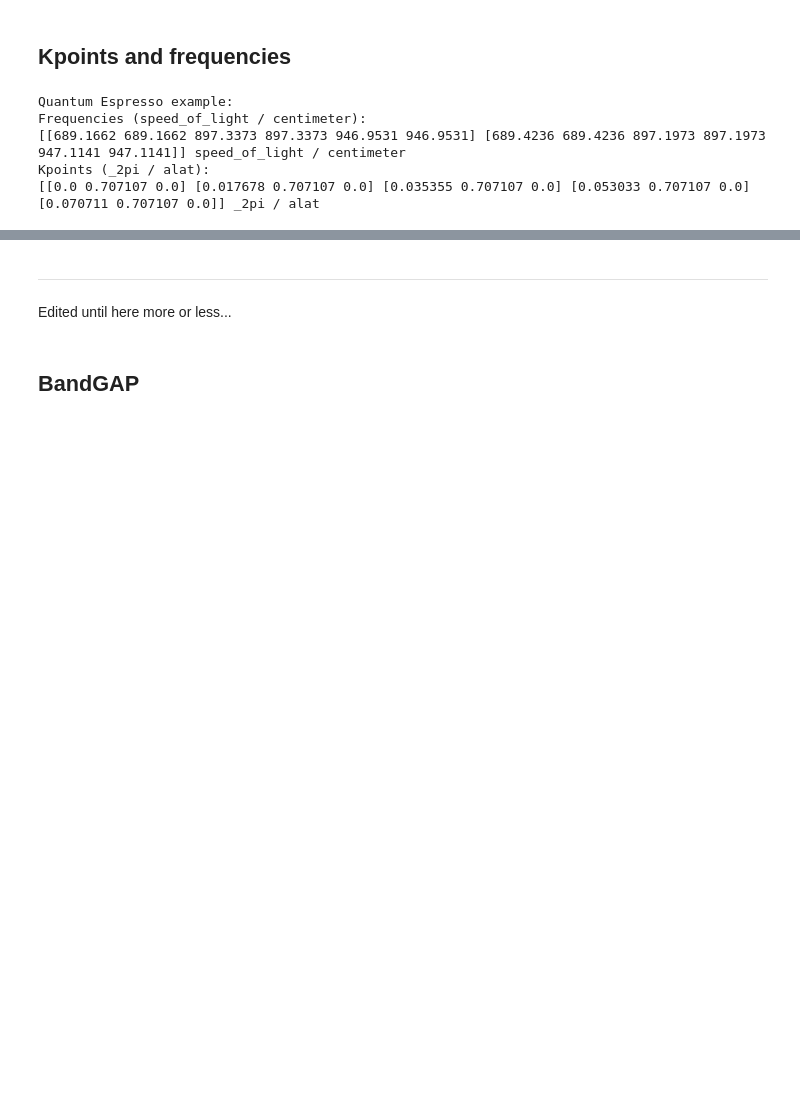
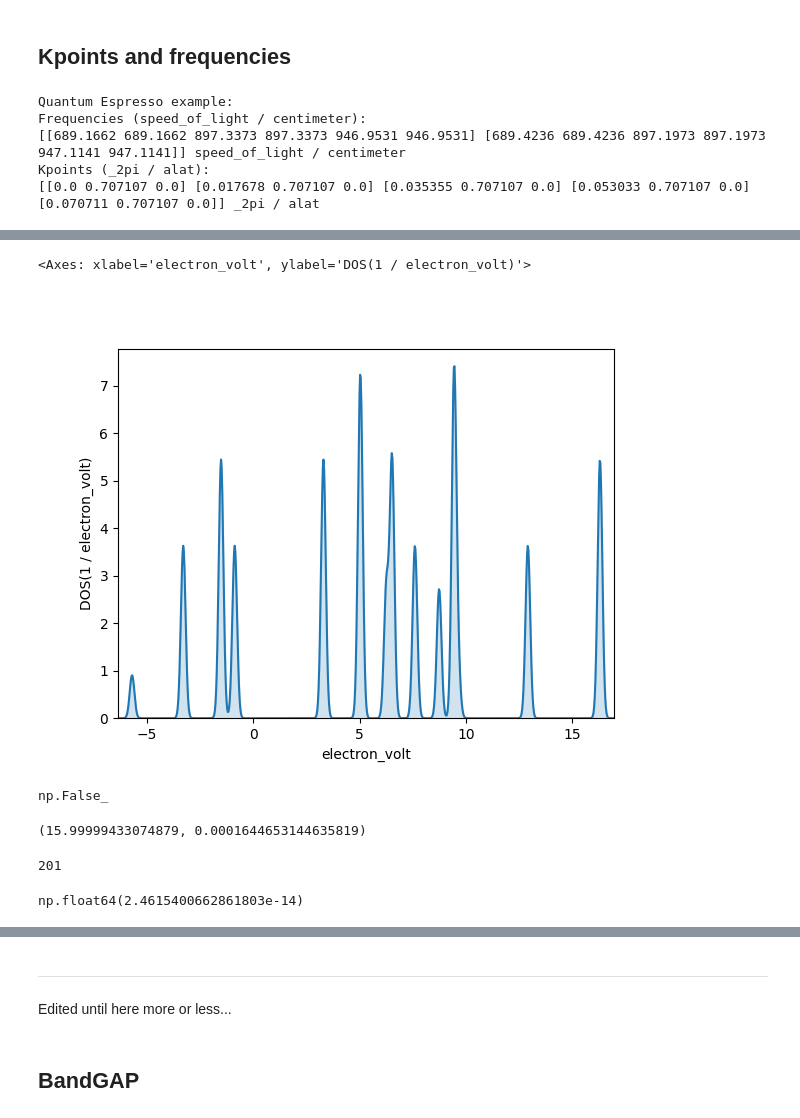
Before and after one commit to Lattay/YAIV, a Jupyter notebook: yaiv/dev/Tutorial/grep.ipynb, the cells around one changed output, grey strips where cells are left out. Drawn from its saved outputs; the diff is of its cells as text; code cells hidden in the pictures; blank space fills up the shorter version.

```diff
--- a/yaiv/dev/Tutorial/grep.ipynb
+++ b/yaiv/dev/Tutorial/grep.ipynb
@@ -195,0 +234,22 @@ Kpoints (_2pi / alat):
+# %%
+bands.get_DOS(precision=5)
+bands.DOS.plot()
+# %% [output]
+<Axes: xlabel='electron_volt', ylabel='DOS(1 / electron_volt)'>
+[figure, added]
+# %%
+np.isclose(1,0.9999)
+# %% [output]
+np.False_
+# %%
+bands.DOS.integrate()
+# %% [output]
+(15.99999433074879, 0.0001644653144635819)
+# %%
+len(X)
+# %% [output]
+201
+# %%
+np.sum(Y)
+# %% [output]
+np.float64(2.4615400662861803e-14)
```
Also changed, not shown: parts of 25 cells of this notebook, 1 other file.
